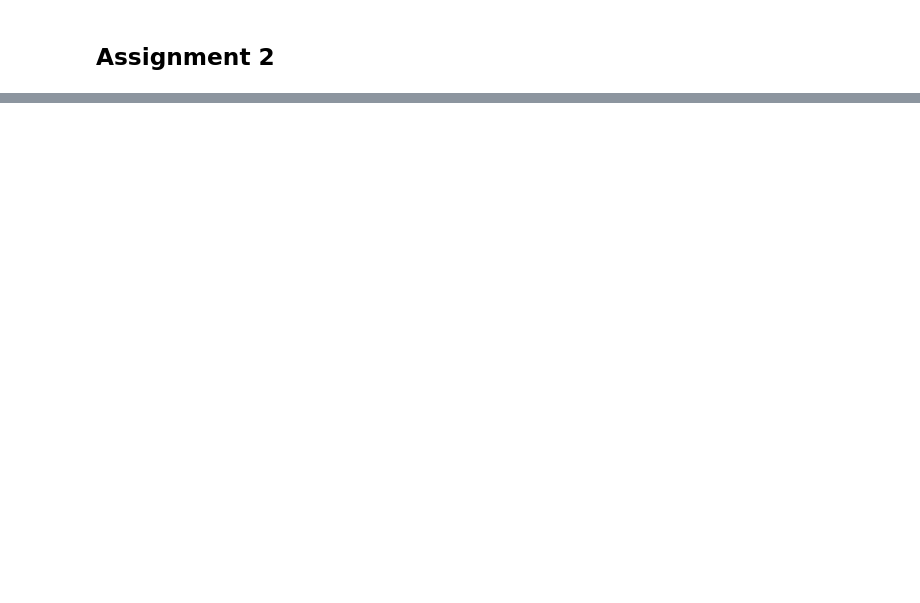
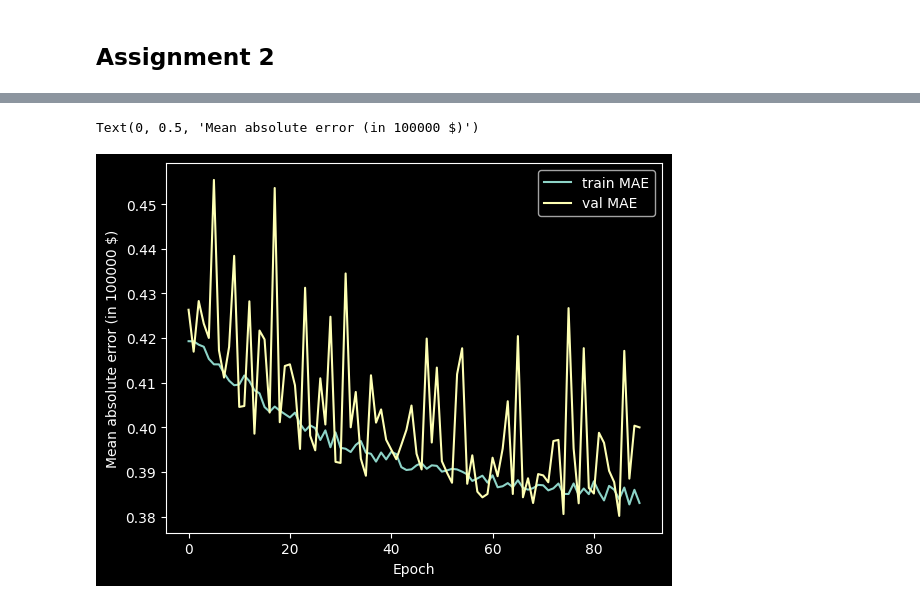
Before and after one commit to Jonijermu/neural-networks-assignments, a Jupyter notebook: assignments/week_assignment_2.ipynb, the cells around one changed output, grey strips where cells are left out. Cells and saved outputs as stored; diff of their text form; code cells hidden in the pictures; blank space fills up the shorter version.

```diff
--- a/assignments/week_assignment_2.ipynb
+++ b/assignments/week_assignment_2.ipynb
@@ -63,0 +183,9 @@ plt.ylabel('Mean absolute error (in 100000 $)')
+# %%
+plt.plot(history.history['mae'][10:], label='train MAE')
+plt.plot(history.history['val_mae'][10:], label='val MAE')
+plt.legend()
+plt.xlabel('Epoch')
+plt.ylabel('Mean absolute error (in 100000 $)')
+# %% [output]
+Text(0, 0.5, 'Mean absolute error (in 100000 $)')
+[figure, added]
```
Also changed, not shown: parts of 24 cells of this notebook.
